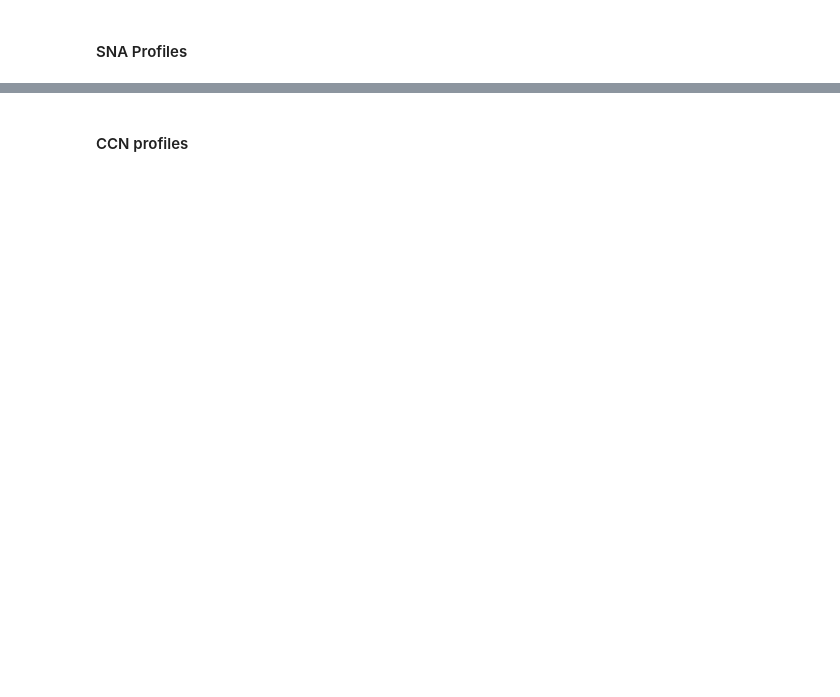
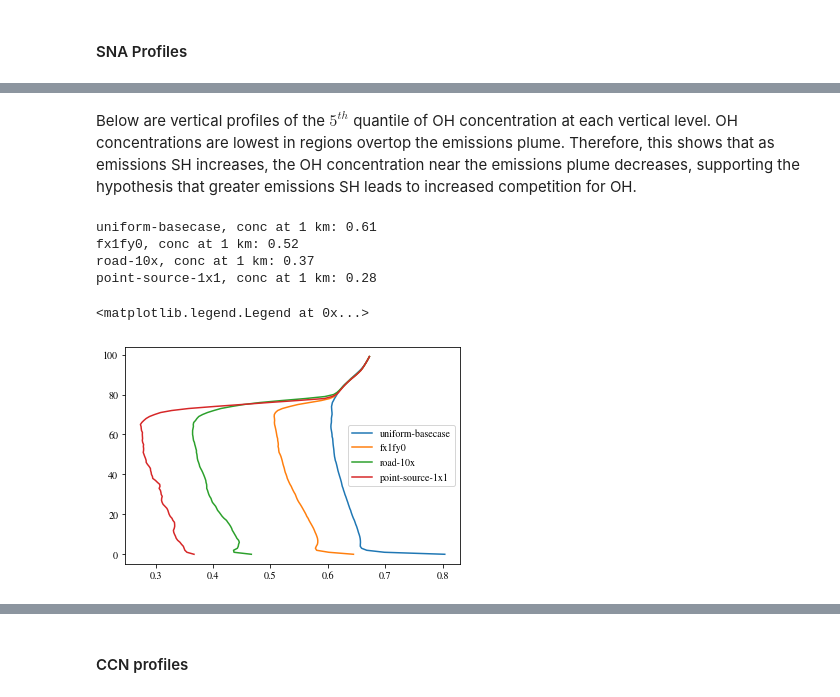
Before and after one commit to samfrederick/WRF-PartMC-LES, a Jupyter notebook: analysis/10km-analysis/paper-figures.ipynb, the cells around one changed output, grey strips where cells are left out. Drawn from its saved outputs; the diff is of its cells as text; code cells hidden in the pictures; blank space fills up the shorter version.

```diff
--- a/analysis/10km-analysis/paper-figures.ipynb
+++ b/analysis/10km-analysis/paper-figures.ipynb
@@ -5,13 +5,14 @@ from loaddatastructs import *
 from helperfuncs import *
 from plottingfuncs import *
 # %%
-Archive.archive_path = '/data/nriemer/d/sf20/les_output/wrf-partmc'
 Archive.gridsize = 100
 
-Archive.addScenario(scenario_name='uniform-basecase', slurm_id=1984671)
-Archive.addScenario(scenario_name='fx1fy0', slurm_id=1996526)
-Archive.addScenario(scenario_name='road-10x', slurm_id=1996525)
-Archive.addScenario(scenario_name='point-source-1x1', slurm_id=1984672)
+Archive.archive_path = '/data/keeling/a/sf20/e/wrf-partmc-gridded-output'
+Archive.addScenario(scenario_name='uniform-basecase', slurm_id=9349651)
+Archive.addScenario(scenario_name='point-source-1x1', slurm_id=9349653)
+Archive.archive_path = '/data/nriemer/d/sf20/les_output/wrf-partmc'
+Archive.addScenario(scenario_name='fx1fy0', slurm_id=9386112)
+Archive.addScenario(scenario_name='road-10x', slurm_id=9386113)
 
 # Scenarios to evaluate ccn activity in complete absence of ammonia
 Archive.addScenario(scenario_name='uniform-basecase-no-nh4', slurm_id=2008005)
@@ -38,0 +57,17 @@ plotScenariosVarsVerticalProfile(scenarios=['uniform-basecase', 'fx1fy0', 'road-
+# %% [markdown]
+Below are vertical profiles of the $5^{th}$ quantile of OH concentration at each vertical level. OH concentrations are lowest in regions overtop the emissions plume. Therefore, this shows that as emissions SH increases, the OH concentration near the emissions plume decreases, supporting the hypothesis that greater emissions SH leads to increased competition for OH.
+# %%
+variable = 'oh'
+
+for j, scenario in enumerate(list(Archive.getScenarioSH().keys())):
+    quantile = 1e6*np.quantile(Archive.aero_data[scenario][variable][36, :, :, :], 0.05, axis=(1,2))
+    plt.plot(quantile, np.arange(100), label=scenario)
+    print(f"{scenario}, conc at 1 km: {quantile[50]:3.2f}")
+plt.legend()
+# %% [output]
+uniform-basecase, conc at 1 km: 0.61
+fx1fy0, conc at 1 km: 0.52
+road-10x, conc at 1 km: 0.37
+point-source-1x1, conc at 1 km: 0.28
+<matplotlib.legend.Legend at 0x...>
+[figure, added]
```
Also changed, not shown: parts of 25 cells of this notebook.
